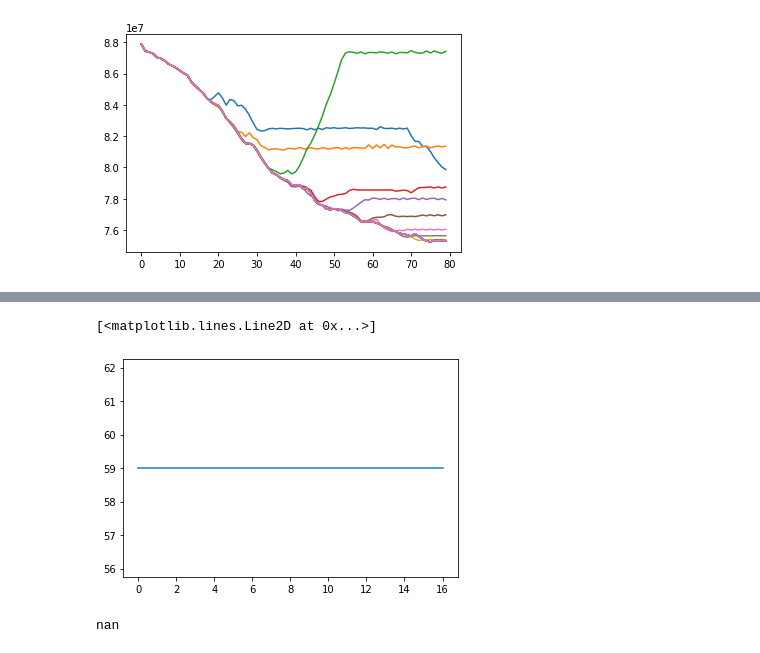
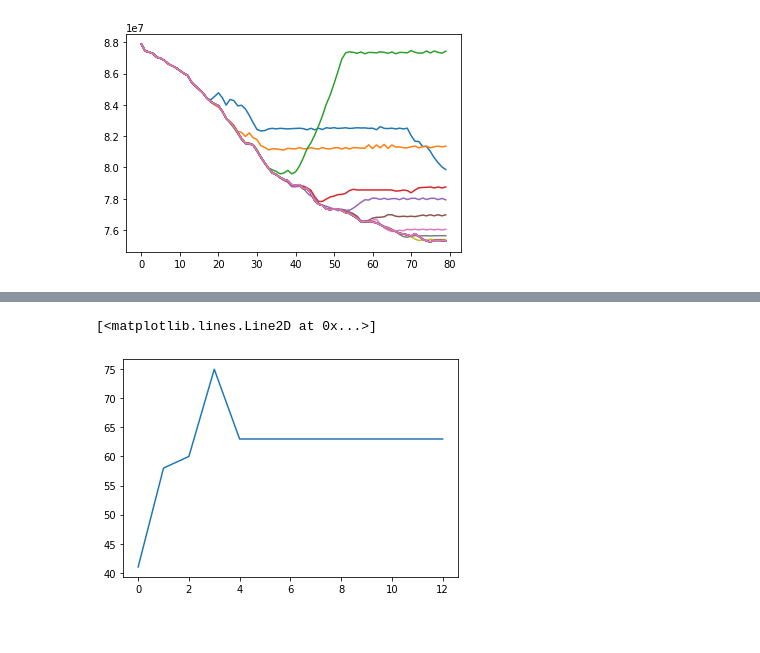
Before and after one commit to o-gent/uk-grid-analysis, a Jupyter notebook: model.ipynb, the cells around one changed output, grey strips where cells are left out. Saved outputs shown, nothing was run; the diff lists cells and outputs as text; code cells hidden in the pictures.

```diff
--- a/model.ipynb
+++ b/model.ipynb
@@ -543,7 +543,8 @@ plt.show()
 NameError: name 'cost_save' is not defined
 # %%
 charge_rate = []
-values = []
+diffs = []
+cost_saves = []
 
 for i in range(3,20):
     i = i * 1000 / 2
@@ -553,15 +554,8 @@ for i in range(3,20):
     cost_save = pd.Series(cost_save)
     plt.plot(cost_save)
     diff = cost_save.diff().to_list()
-
-    for ii, d in enumerate(diff):
-        if ii == 1:
-            continue
-        if abs(d)/abs(max(diff)) <= 0.2:
-            break
-        else:
-            pass
-    values.append(ii)
+    diffs.append(diff)
+    cost_saves.append(cost_save)
 # %% [output]
 1500.0
 2000.0
@@ -581,3 +575,9 @@ for i in range(3,20):
 9000.0
 9500.0
 [figure]
+# %%
+no = 13
+plt.plot(range(len(cost_saves[no])), cost_saves[no])
+stop_point = 75
+print(cost_saves[no][0] - cost_saves[no][stop_point])
+print(500 * (stop_point+1))
@@ -583,0 +588,5 @@ for i in range(3,20):
+# %%
+for i,d in enumerate(diffs[no]):
+    if i <= 1:
+        continue
+    print(abs(d)/abs(diffs[no][i-1]))
@@ -584,9 +611,19 @@ for i in range(3,20):
+# %%
+values = []
+for diff in diffs:
+    times_happened = 0
+    for ii, d in enumerate(diff):
+        if ii <= 1:
+            continue
+        if abs(d-diff[ii-1]) <= 9000:
+            times_happened += 1
+            if times_happened == 3:
+                values.append(ii)
+                break
+        else:
+            pass
 # %%
-plt.plot(values)
+plt.plot(range(len(values)), values)
 # %% [output]
 [<matplotlib.lines.Line2D at 0x...>]
-[figure, old version]
+[figure, new version]
-# %%
-max(diff)
-# %% [output]
-nan
```
Also changed, not shown: parts of 14 cells of this notebook.
